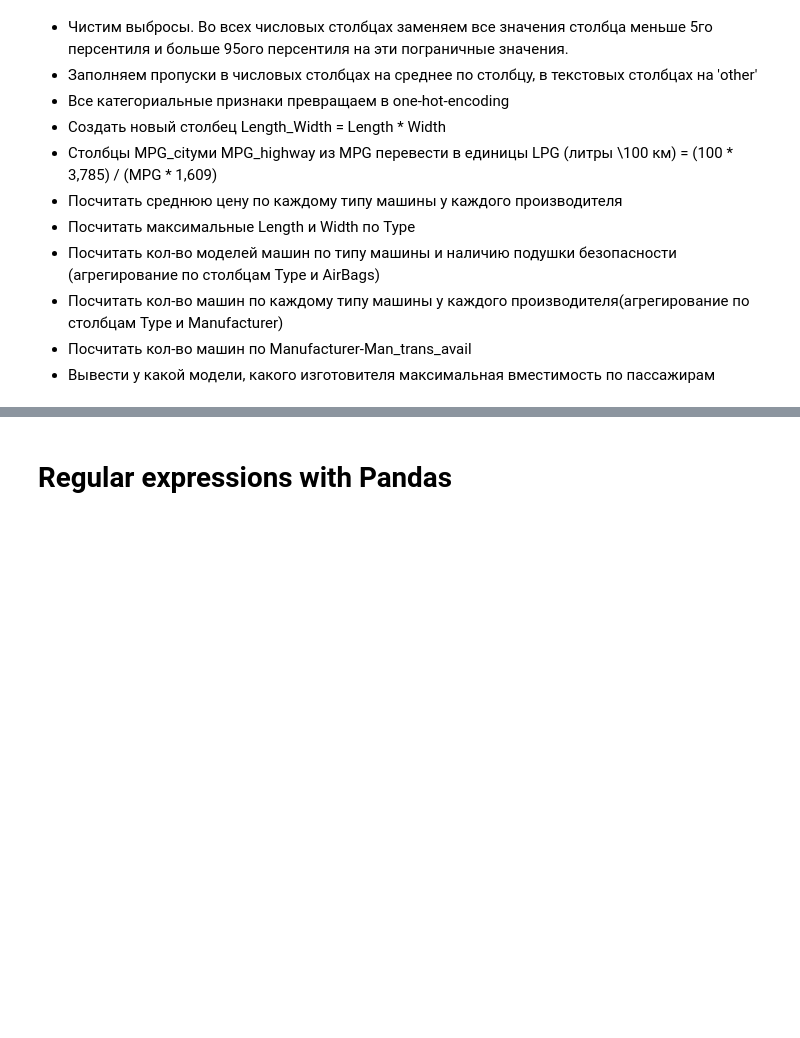
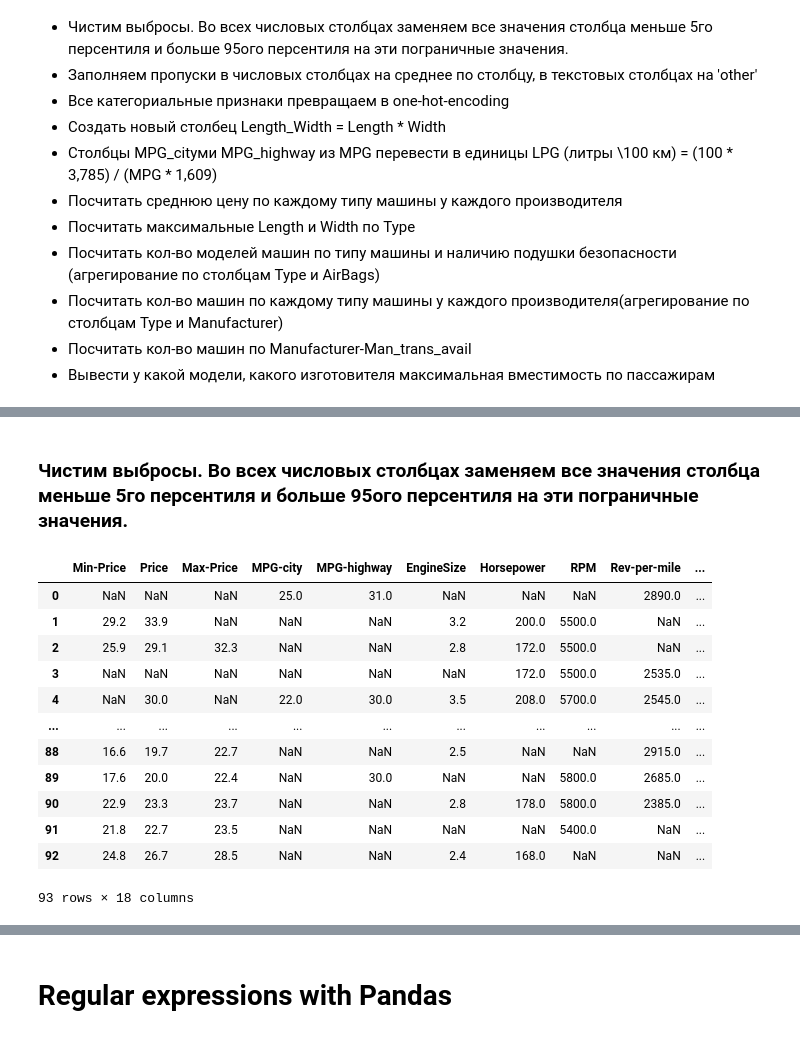
Before and after one commit to jcartwri/zombie1, a Jupyter notebook: Epic Journey_Part1_Pandas.ipynb, the cells around one changed output, grey strips where cells are left out. Cells and saved outputs as stored; diff of their text form; code cells hidden in the pictures; blank space fills up the shorter version.

```diff
--- a/Epic Journey_Part1_Pandas.ipynb
+++ b/Epic Journey_Part1_Pandas.ipynb
@@ -1369,0 +1385,3 @@ df.columns = df.columns.str.replace('.', '-')
+# %%
+mas = np.array(df.dtypes[df.dtypes == object].index)
+mas
@@ -1369,0 +1416,5 @@ df.columns = df.columns.str.replace('.', '-')
+# %%
+arr = []
+for i in range(len(mas)):
+    if (df[mas[i]].nunique() >= 90):
+        df = df.drop(columns=mas[i])
@@ -1369,0 +1483,2 @@ df.columns = df.columns.str.replace('.', '-')
+# %% [markdown]
+### Чистим выбросы. Во всех числовых столбцах заменяем все значения столбца меньше 5го персентиля и больше 95ого персентиля на эти пограничные значения.
@@ -1369,0 +1488,16 @@ df.columns = df.columns.str.replace('.', '-')
+# %%
+df[df.dtypes[df.dtypes == 'float64'].index][(df > df.quantile(.5)) & (df < df.quantile(.95))]
+# %% [output]
+|  | Min-Price | Price | Max-Price | MPG-city | MPG-highway | EngineSize | Horsepower | RPM | Rev-per-mile | ... |
+| 0 | NaN | NaN | NaN | 25.0 | 31.0 | NaN | NaN | NaN | 2890.0 | ... |
+| 1 | 29.2 | 33.9 | NaN | NaN | NaN | 3.2 | 200.0 | 5500.0 | NaN | ... |
+| 2 | 25.9 | 29.1 | 32.3 | NaN | NaN | 2.8 | 172.0 | 5500.0 | NaN | ... |
+| 3 | NaN | NaN | NaN | NaN | NaN | NaN | 172.0 | 5500.0 | 2535.0 | ... |
+| 4 | NaN | 30.0 | NaN | 22.0 | 30.0 | 3.5 | 208.0 | 5700.0 | 2545.0 | ... |
+| ... | ... | ... | ... | ... | ... | ... | ... | ... | ... | ... |
+| 88 | 16.6 | 19.7 | 22.7 | NaN | NaN | 2.5 | NaN | NaN | 2915.0 | ... |
+| 89 | 17.6 | 20.0 | 22.4 | NaN | 30.0 | NaN | NaN | 5800.0 | 2685.0 | ... |
+| 90 | 22.9 | 23.3 | 23.7 | NaN | NaN | 2.8 | 178.0 | 5800.0 | 2385.0 | ... |
+| 91 | 21.8 | 22.7 | 23.5 | NaN | NaN | NaN | NaN | 5400.0 | NaN | ... |
+| 92 | 24.8 | 26.7 | 28.5 | NaN | NaN | 2.4 | 168.0 | NaN | NaN | ... |
+93 rows × 18 columns
```
Also changed, not shown: parts of 59 cells of this notebook.
